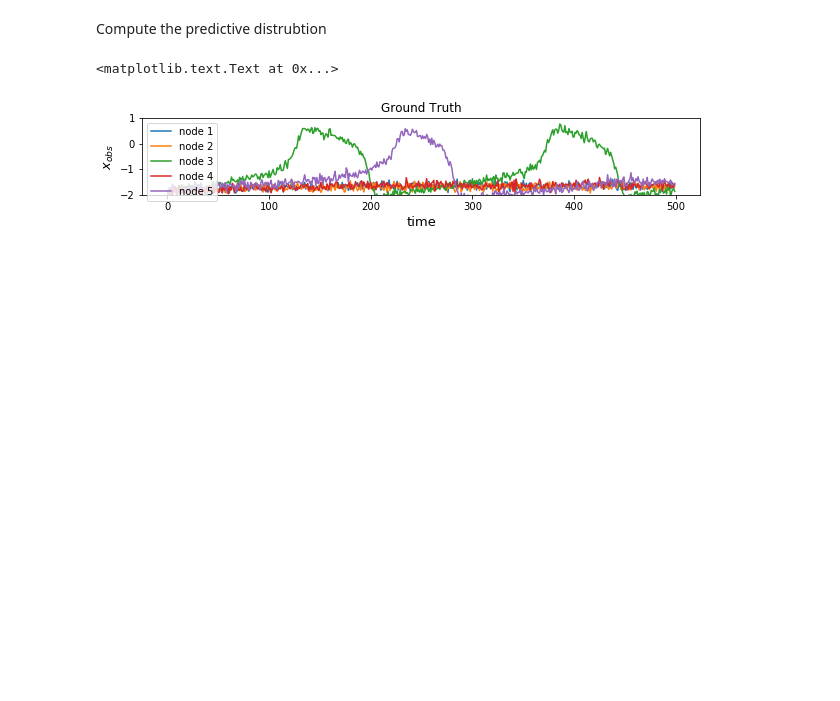
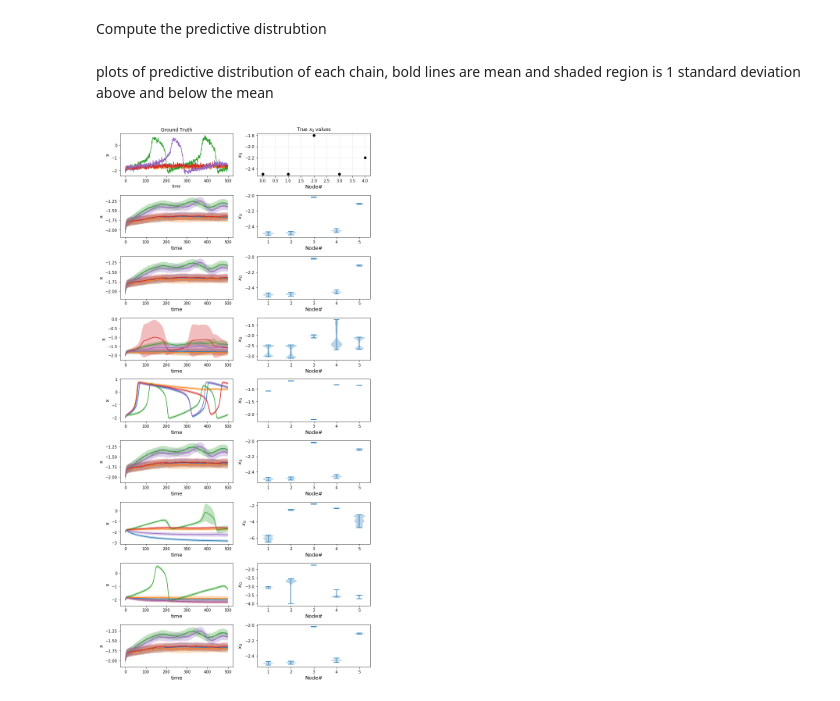
Before and after one commit to dhrunia/infr_szr_prpgtn, a Jupyter notebook: vep-src-fit.ipynb, the cells around one changed output. Drawn from its saved outputs; the diff is of its cells as text; code cells hidden in the pictures; blank space fills up the shorter version.

```diff
--- a/vep-src-fit.ipynb
+++ b/vep-src-fit.ipynb
@@ -216,28 +216,48 @@ for i in chains:
         t = lib.io.stan.parse_csv('tmp/sim_out.csv')
         x_pred_dist[j,:,:] = t['xobs'][0]
     np.save(f'{results_dir}/pred_dist_chain{i}.npy',x_pred_dist)
-# %%
-t = lib.io.stan.parse_csv(f'{results_dir}/sim_out.csv')
-plt.figure(figsize=[10,15])
-plt.subplot(len(chains)+1,1,1)
-plt.plot(t['xobs'][0].T)
-plt.legend([f'node {i}' for i in range(1,6)],loc='upper left')
-plt.ylim([-2,1])
-plt.xlabel('time',fontsize = 13)
-plt.ylabel('$x_{obs}$', fontsize = 13)
-plt.gca().set_title('Ground Truth')
-
-for i in chains:
-    x_pred = np.load(f'{results_dir}/pred_dist_chain{i},npy')
-    plt.subplot(len(chains)+1,1,j)
-    plt.plot(t['xobs'][0].T)
-    plt.ylim([-2,1])
-    plt.xlabel('time',fontsize = 13)
-    plt.ylabel('$x_{obs}$', fontsize = 13)
-#     plt.legend([f'node {i}' for i in range(1,6)],loc='upper left')
-    plt.gca().set_title(f'Chain {i}')
-plt.tight_layout()
-plt.savefig(f'{results_dir}/figures/ppc.png')
-# %% [output]
-<matplotlib.text.Text at 0x...>
-[figure, removed]
+# %% [markdown]
+plots of predictive distribution of each chain, bold lines are mean and shaded region is 1 standard deviation above and below the mean
+# %%
+results_dir = 'results/exp5'
+t = lib.io.stan.parse_csv(f'{results_dir}/sim_out.csv')
+x_true = t['xobs'][0].T
+t = lib.io.stan.rload(f'{results_dir}/sim_data.R')
+x0_true = t['x0']
+chains = [1,2,3,4,5,6,7,8]
+plt.figure(figsize=[10,20])
+plt.subplot(len(chains)+1,2,1)
+plt.plot(x_true)
+plt.xlabel('time')
+plt.ylabel('x',fontsize=13.0)
+plt.gca().set_title('Ground Truth')
+plt.subplot(len(chains)+1,2,2)
+plt.plot(x0_true,'ko')
+# plt.ylim([-3.5,-0.5])
+plt.grid(alpha=0.3)
+plt.xlabel('Node#',fontsize=13)
+plt.ylabel('$x_0$',fontsize=13)
+plt.gca().set_title('True $x_0$ values')
+
+for i in chains:
+    x_pred_dist = np.load(f'{results_dir}/pred_dist_chain{i}.npy')
+    x_pred_mean = np.mean(x_pred_dist,axis=0).T
+    x_pred_sd = np.std(x_pred_dist,axis=0).T
+    plt.subplot(len(chains)+1, 2, 2*i+1)
+    plt.plot(x_pred_mean)
+    ub = x_pred_mean + x_pred_sd
+    lb = x_pred_mean - x_pred_sd
+    for j in range(x_pred_mean.shape[1]):
+        plt.fill_between(range(x_pred_mean.shape[0]), ub[:,j], lb[:,j], alpha=0.3)
+    plt.xlabel('time', fontsize=13.0)
+    plt.ylabel('x', fontsize=13.0)
+
+    t = lib.io.stan.parse_csv(f'{results_dir}/samples_chain{i}.csv')
+    plt.subplot(len(chains)+1, 2, 2*i + 2)
+    plt.violinplot(t['x0'][200:,:])
+#     plt.ylim([-3.5,-0.5])
+    plt.xlabel('Node#',fontsize=13)
+    plt.ylabel('$x_0$',fontsize=13)
+plt.tight_layout()
+# %% [output]
+[figure, added]
```
Also changed, not shown: 1 other file.
